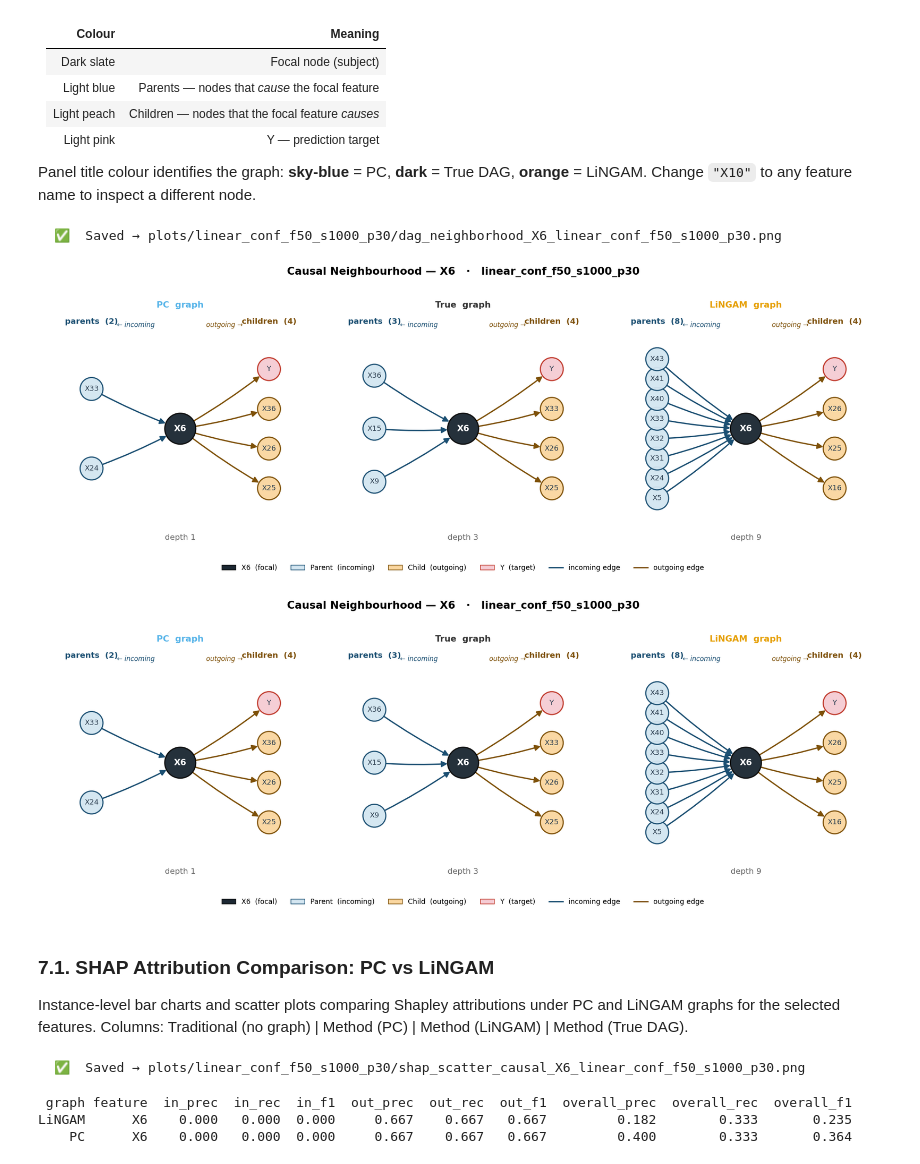
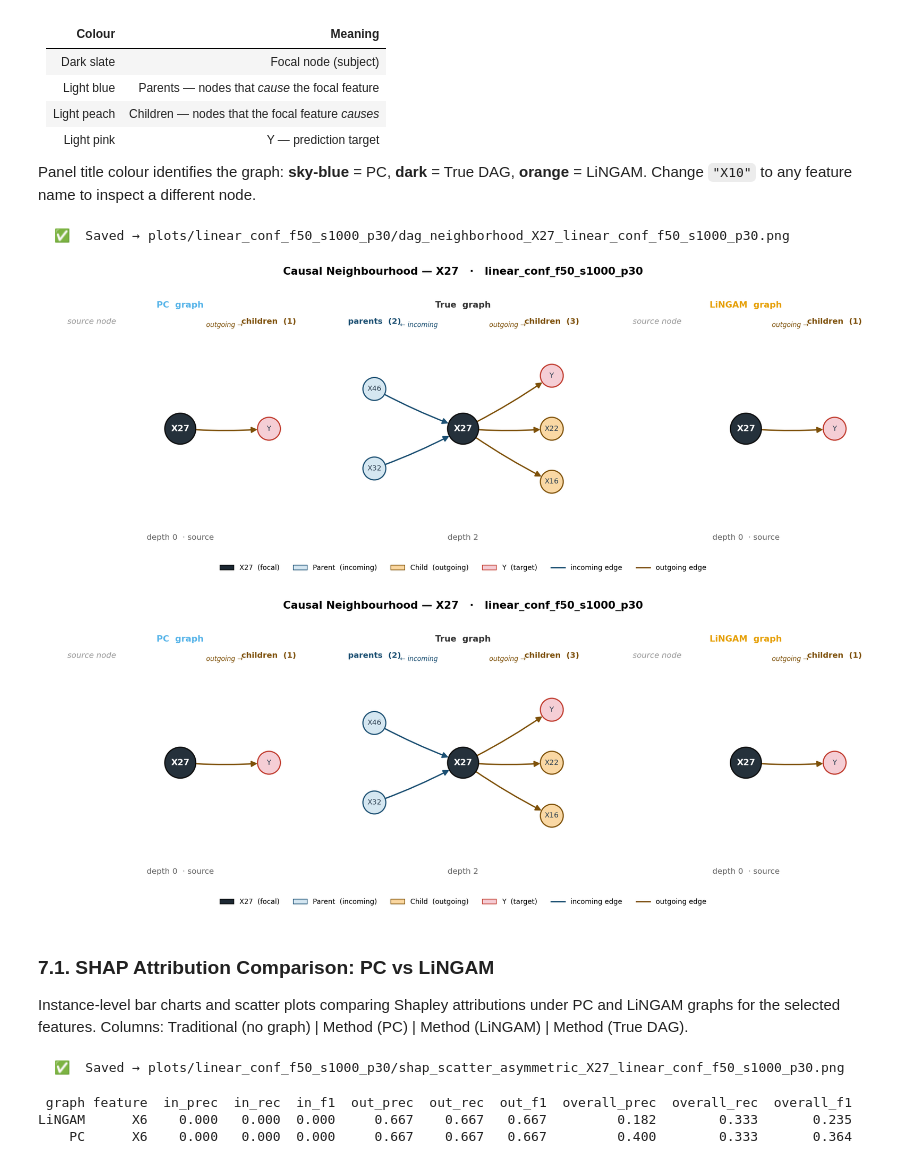
Before and after one commit to juanriosg12/master_thesis, a Jupyter notebook: notebooks/shapley_results_analysis.ipynb, the cells around one changed output. Drawn from its saved outputs; the diff is of its cells as text; code cells hidden in the pictures.

```diff
--- a/notebooks/shapley_results_analysis.ipynb
+++ b/notebooks/shapley_results_analysis.ipynb
@@ -416,16 +416,16 @@ Panel title colour identifies the graph: **sky-blue** = PC, **dark** = True DAG,
 Change `"X10"` to any feature name to inspect a different node.
 # %%
 plot_node_neighborhood(
-    "X6",
+    "X27",
     G_pc,     td_pc,     src_pc,     y_pc,     pc_names,
     G_true,   td_true,   src_true,   y_true,   true_names,
     G_lingam, td_lingam, src_lingam, y_lingam, lingam_names,
     DATASET, save_dir=PLOTS_DIR,
 )
 # %% [output]
-  ✅  Saved → plots/linear_conf_f50_s1000_p30/dag_neighborhood_X6_linear_conf_f50_s1000_p30.png
+  ✅  Saved → plots/linear_conf_f50_s1000_p30/dag_neighborhood_X27_linear_conf_f50_s1000_p30.png
-[figure, old version]
+[figure, new version]
-[figure, old version]
+[figure, new version]
 # %% [markdown]
 ### 7.1. SHAP Attribution Comparison: PC vs LiNGAM
 
@@ -436,12 +436,12 @@ features_names = ["X6"]
 fig_scatter_pc_vs_lingam = plot_shap_scatter_pc_vs_lingam(
     shap_data, feature_names, scratch_rank, top_features, x_test,
     pc_edges, lingam_edges, DATASET, N_TOP_FEATURES,
-    method= "Causal",
+    method= "Asymmetric",
     features=features_names,
     save_dir=PLOTS_DIR,
 )
 # %% [output]
-  ✅  Saved → plots/linear_conf_f50_s1000_p30/shap_scatter_causal_X6_linear_conf_f50_s1000_p30.png
+  ✅  Saved → plots/linear_conf_f50_s1000_p30/shap_scatter_asymmetric_X27_linear_conf_f50_s1000_p30.png
 # %%
 # ── Query: one feature ────────────────────────────────────────────────────────
 # node_acc_pc / node_acc_lingam are pre-computed in Section 4
```
Also changed, not shown: parts of 2 cells of this notebook, 6 other files.
